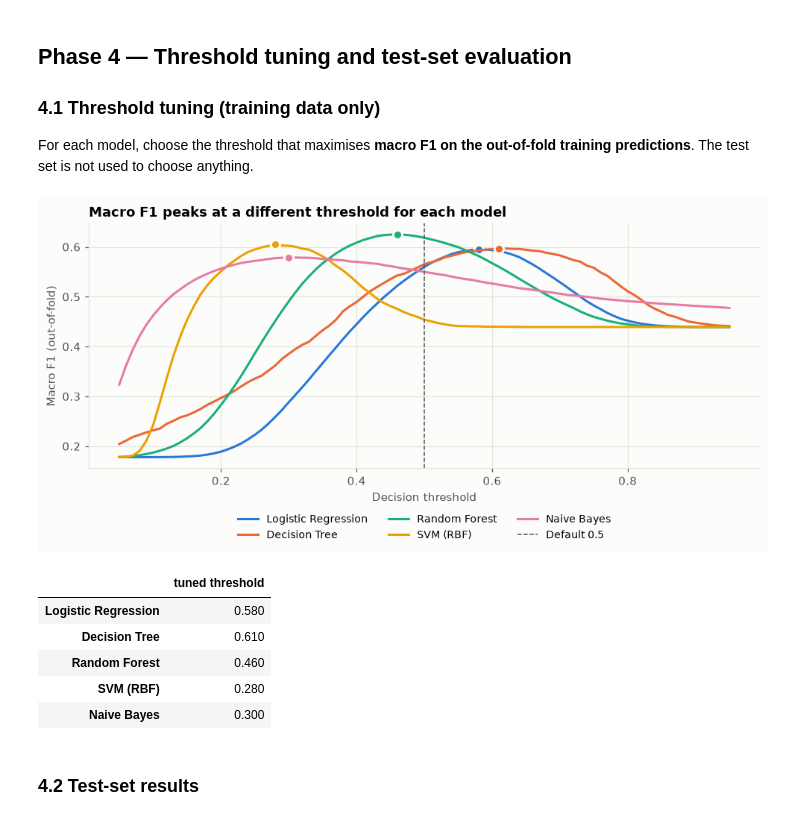
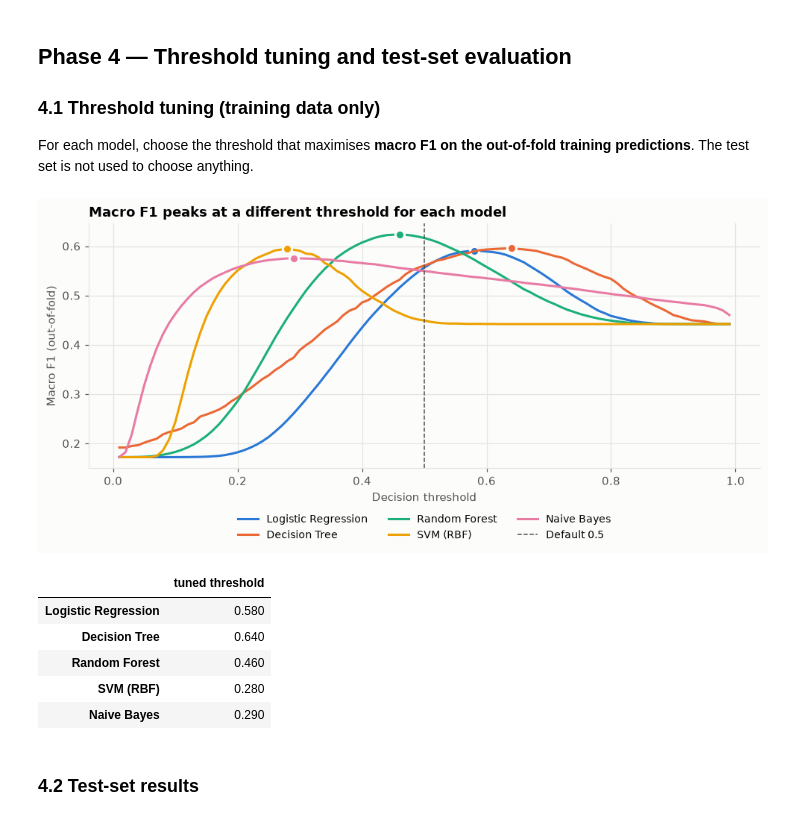
Before and after one commit to anirudhr2005/flight-delay-prediction, a Jupyter notebook: notebooks/Flight_Delay_Prediction.ipynb, the cells around one changed output. Drawn from its saved outputs; the diff is of its cells as text; code cells hidden in the pictures.

```diff
--- a/notebooks/Flight_Delay_Prediction.ipynb
+++ b/notebooks/Flight_Delay_Prediction.ipynb
@@ -223,14 +223,15 @@ stratified sample** that keeps the 21.65% delay rate exactly. All models use it,
 comparison is fair.
 # %%
 CATEGORICAL = ["Airline", "Origin", "Dest"]
-NUMERIC = ["CRSElapsedTime", "Distance", "Month", "DayofMonth", "DayOfWeek",
+# Month is NOT a feature: with a chronological split the test months never appear in training
+NUMERIC = ["CRSElapsedTime", "Distance", "DayofMonth", "DayOfWeek",
            "dep_hour", "arr_hour", "is_weekend", "overnight",
            "origin_daily_flights", "dest_daily_flights", "origin_hourly_flights",
            "aircraft_leg_of_day", "days_to_holiday"]
 FEATURES = CATEGORICAL + NUMERIC
 
 frac = SAMPLE_SIZE / len(df)
-sample = (df[FEATURES + ["DistanceGroup", "Quarter", TARGET]]
+sample = (df[FEATURES + ["FlightDate", "Month", "DistanceGroup", "Quarter", TARGET]]
           .groupby(TARGET, group_keys=False).sample(frac=frac, random_state=SEED)
           .sample(frac=1, random_state=SEED).reset_index(drop=True))
 full_rate = df[TARGET].mean()
@@ -369,0 +369,10 @@ Train: 160,000  Test: 40,000  (delayed 21.65% / 21.65%)
+# %%
+# Test = the last two calendar months in the data
+cutoff = (sample["FlightDate"].max().to_period("M") - 1).to_timestamp()
+train, test = sample[sample["FlightDate"] < cutoff], sample[sample["FlightDate"] >= cutoff]
+X_train, y_train = train[FEATURES], train[TARGET]
+X_test, y_test = test[FEATURES], test[TARGET]
+print(f"Train: {train['FlightDate'].min():%Y-%m-%d} to {train['FlightDate'].max():%Y-%m-%d}  "
+      f"{len(train):,} flights, {y_train.mean():.2%} delayed")
+print(f"Test:  {test['FlightDate'].min():%Y-%m-%d} to {test['FlightDate'].max():%Y-%m-%d}  "
+      f"{len(test):,} flights, {y_test.mean():.2%} delayed")
@@ -457,30 +469,30 @@ this by tuning each model's threshold.
 For each model, choose the threshold that maximises **macro F1 on the out-of-fold
 training predictions**. The test set is not used to choose anything.
 # %%
-THRESHOLDS = np.round(np.arange(0.05, 0.951, 0.01), 2)
+THRESHOLDS = np.round(np.arange(0.01, 0.991, 0.01), 2)
 best_threshold, curves = {}, {}
 for name, (yt, proba) in oof.items():
     curves[name] = np.array([f1_score(yt, proba >= t, average="macro") for t in THRESHOLDS])
     best_threshold[name] = float(THRESHOLDS[curves[name].argmax()])
 
 fig, ax = plt.subplots(figsize=(9, 4.5))
 for name, curve in curves.items():
     ax.plot(THRESHOLDS, curve, color=MODEL_COLORS[name], lw=2, label=name)
     ax.plot(best_threshold[name], curve.max(), "o", ms=8, color=MODEL_COLORS[name], mec=SURFACE, mew=2)
 ax.axvline(0.5, color=INK_2, ls="--", lw=1, label="Default 0.5")
 ax.set_xlabel("Decision threshold"); ax.set_ylabel("Macro F1 (out-of-fold)")
 ax.set_title("Macro F1 peaks at a different threshold for each model")
 ax.legend(frameon=False, fontsize=9, ncol=3, loc="upper center", bbox_to_anchor=(0.5, -0.15))
 plt.tight_layout(); plt.show()
 pd.Series(best_threshold, name="tuned threshold").to_frame()
 # %% [output]
-[figure, old version]
+[figure, new version]
 |  | tuned threshold |
 | Logistic Regression | 0.580 |
-| Decision Tree | 0.610 |
+| Decision Tree | 0.640 |
 | Random Forest | 0.460 |
 | SVM (RBF) | 0.280 |
-| Naive Bayes | 0.300 |
+| Naive Bayes | 0.290 |
 # %% [markdown]
 ### 4.2 Test-set results
 # %%
```
Also changed, not shown: parts of 19 cells of this notebook, 48 other files.
